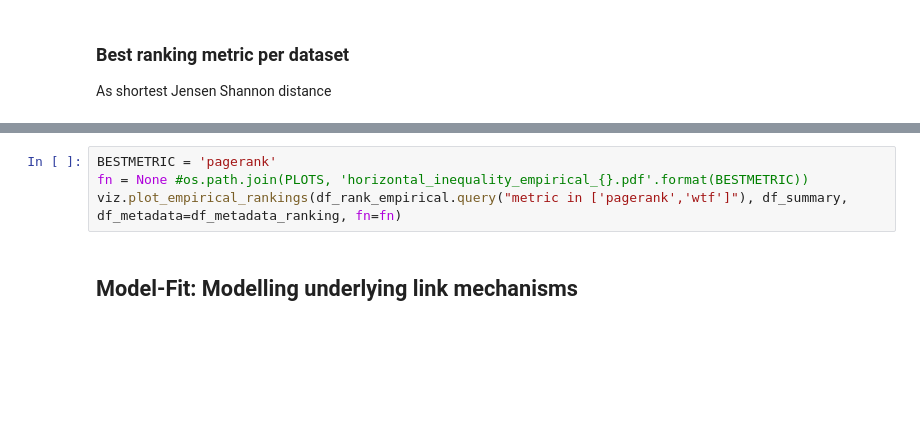
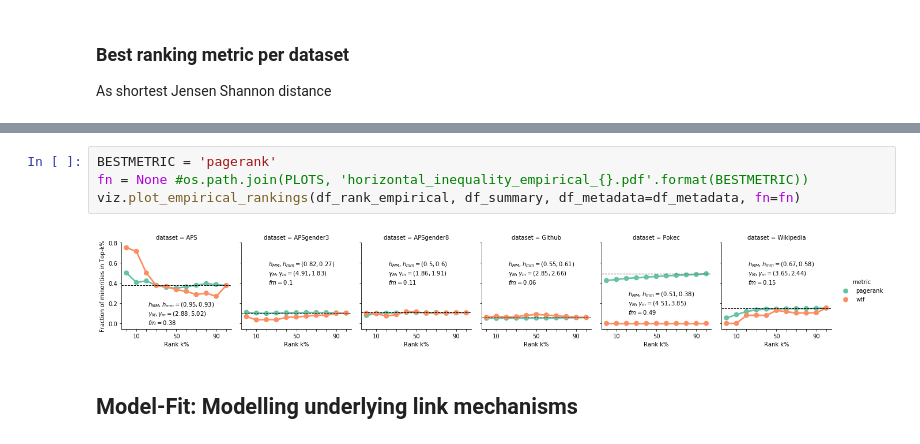
Before and after one commit to gesiscss/Homophilic_Directed_ScaleFree_Networks, a Jupyter notebook: notebooks/5_paper.ipynb, the cells around one changed output, grey strips where cells are left out. Cells and saved outputs as stored; diff of their text form; blank space fills up the shorter version.

```diff
--- a/notebooks/5_paper.ipynb
+++ b/notebooks/5_paper.ipynb
@@ -97,7 +110,9 @@ df_best
 # %%
 BESTMETRIC = 'pagerank'
 fn = None #os.path.join(PLOTS, 'horizontal_inequality_empirical_{}.pdf'.format(BESTMETRIC))
-viz.plot_empirical_rankings(df_rank_empirical.query("metric in ['pagerank','wtf']"), df_summary, df_metadata=df_metadata_ranking, fn=fn)
+viz.plot_empirical_rankings(df_rank_empirical, df_summary, df_metadata=df_metadata, fn=fn)
+# %% [output]
+[figure, added]
 # %% [markdown]
 <h2>Model-Fit: Modelling underlying link mechanisms</h2>
 # %%
```
Also changed, not shown: parts of 9 cells of this notebook.
